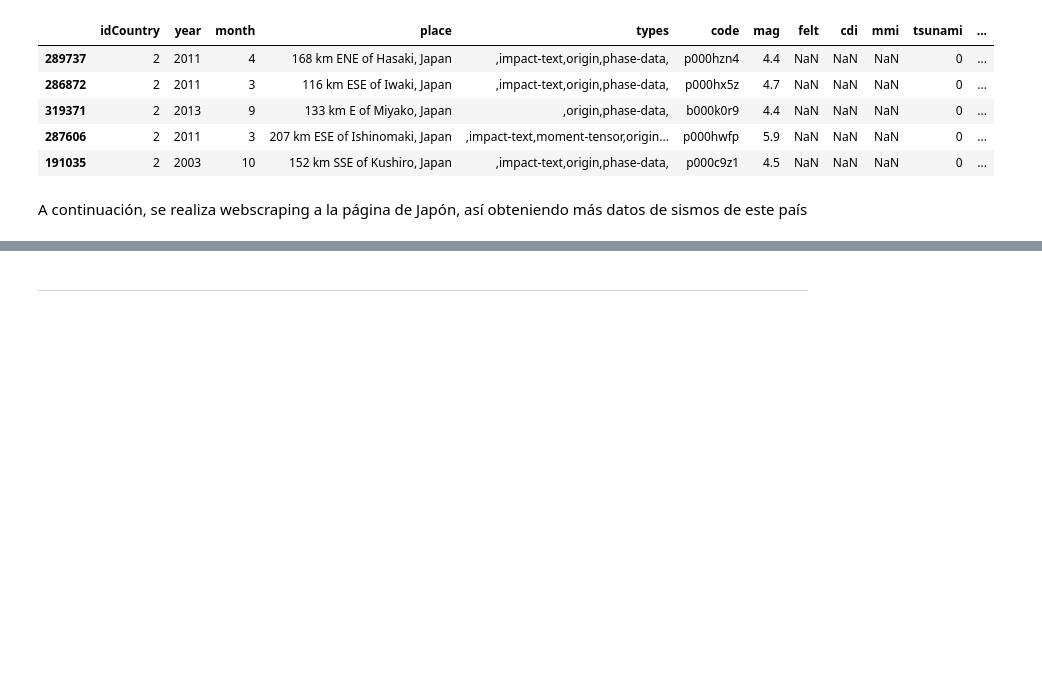
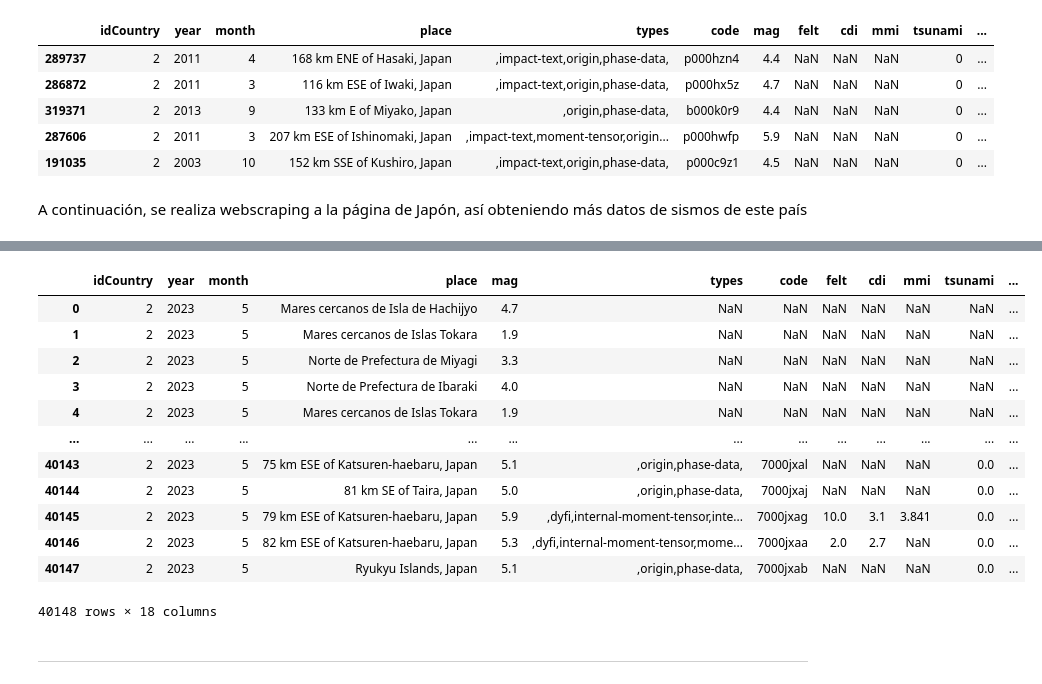
Before and after one commit to ReneRamosTrvn/alertas_sismicas, a Jupyter notebook: ETL.ipynb, the cells around one changed output, grey strips where cells are left out. Cells and saved outputs as stored; diff of their text form; code cells hidden in the pictures; blank space fills up the shorter version.

Commit message:
ETL finalizado

```diff
--- a/ETL.ipynb
+++ b/ETL.ipynb
@@ -409,0 +407,20 @@ df_japon_2
+# %%
+# Para unificar los dos dataframes de Japon, necesitamos normalizar este mismo.
+
+# Convertimos la columna de "Hora y día de la emisión" en formato de fecha
+df_japon_2["Hora y día de la emisión"] = pd.to_datetime(df_japon_2["Hora y día de la emisión"])
+
+# Extraemos el año y mes en columnas separadas
+df_japon_2["year"] = df_japon_2["Hora y día de la emisión"].dt.year
+df_japon_2["month"] = df_japon_2["Hora y día de la emisión"].dt.month
+
+# Renombramos las columnas
+df_japon_2.rename(columns={'Lugar del epicentro': "place",
+                           "Magnitud" : "mag"
+                             },inplace=True)
+
+# Tomamos las columnas que nos son de utilidad y reordenamos
+df_japon_2 = df_japon_2[["idCountry","year","month","place","mag"]]
+
+# Observamos
+df_japon_2
@@ -410,2 +441,21 @@ df_japon_2
+# %%
+# Realizamos la unificación de los dos dataframes, se puede observar que nos quedan muchas columnas con valores nulos en los nuevos datos
+df_japon_final = pd.concat([df_japon_2, df_japon], axis=0, join='outer').reset_index(drop=True)
+# Observamos
+df_japon_final
+# %% [output]
+|  | idCountry | year | month | place | mag | types | code | felt | cdi | mmi | tsunami | ... |
+| 0 | 2 | 2023 | 5 | Mares cercanos de Isla de Hachijyo | 4.7 | NaN | NaN | NaN | NaN | NaN | NaN | ... |
+| 1 | 2 | 2023 | 5 | Mares cercanos de Islas Tokara | 1.9 | NaN | NaN | NaN | NaN | NaN | NaN | ... |
+| 2 | 2 | 2023 | 5 | Norte de Prefectura de Miyagi | 3.3 | NaN | NaN | NaN | NaN | NaN | NaN | ... |
+| 3 | 2 | 2023 | 5 | Norte de Prefectura de Ibaraki | 4.0 | NaN | NaN | NaN | NaN | NaN | NaN | ... |
+| 4 | 2 | 2023 | 5 | Mares cercanos de Islas Tokara | 1.9 | NaN | NaN | NaN | NaN | NaN | NaN | ... |
+| ... | ... | ... | ... | ... | ... | ... | ... | ... | ... | ... | ... | ... |
+| 40143 | 2 | 2023 | 5 | 75 km ESE of Katsuren-haebaru, Japan | 5.1 | ,origin,phase-data, | 7000jxal | NaN | NaN | NaN | 0.0 | ... |
+| 40144 | 2 | 2023 | 5 | 81 km SE of Taira, Japan | 5.0 | ,origin,phase-data, | 7000jxaj | NaN | NaN | NaN | 0.0 | ... |
+| 40145 | 2 | 2023 | 5 | 79 km ESE of Katsuren-haebaru, Japan | 5.9 | ,dyfi,internal-moment-tensor,inte... | 7000jxag | 10.0 | 3.1 | 3.841 | 0.0 | ... |
+| 40146 | 2 | 2023 | 5 | 82 km ESE of Katsuren-haebaru, Japan | 5.3 | ,dyfi,internal-moment-tensor,mome... | 7000jxaa | 2.0 | 2.7 | NaN | 0.0 | ... |
+| 40147 | 2 | 2023 | 5 | Ryukyu Islands, Japan | 5.1 | ,origin,phase-data, | 7000jxab | NaN | NaN | NaN | 0.0 | ... |
+40148 rows × 18 columns
 # %%
 # Exportamos en formato JSON
```
Also changed, not shown: parts of 5 cells of this notebook, 4 other files.
